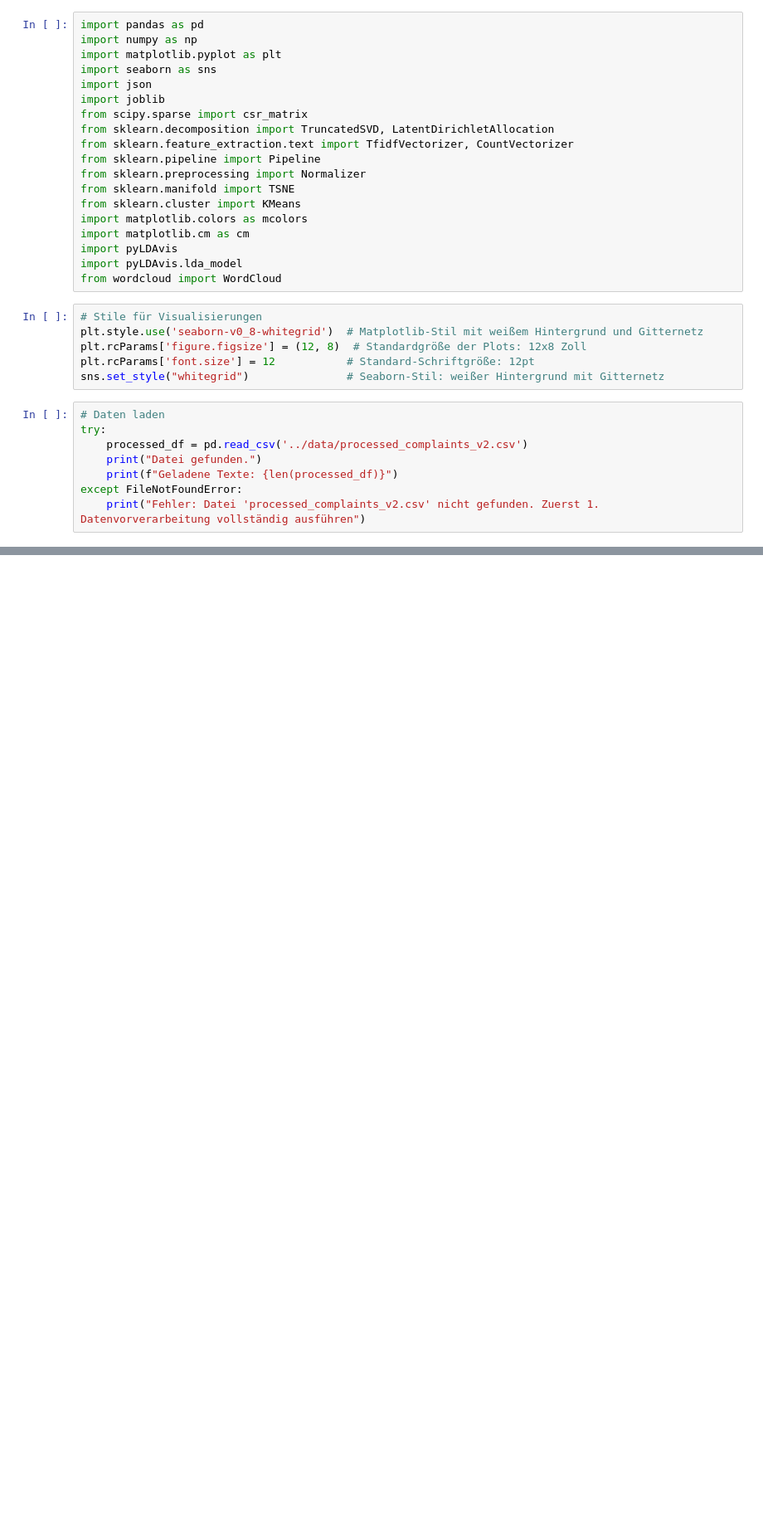
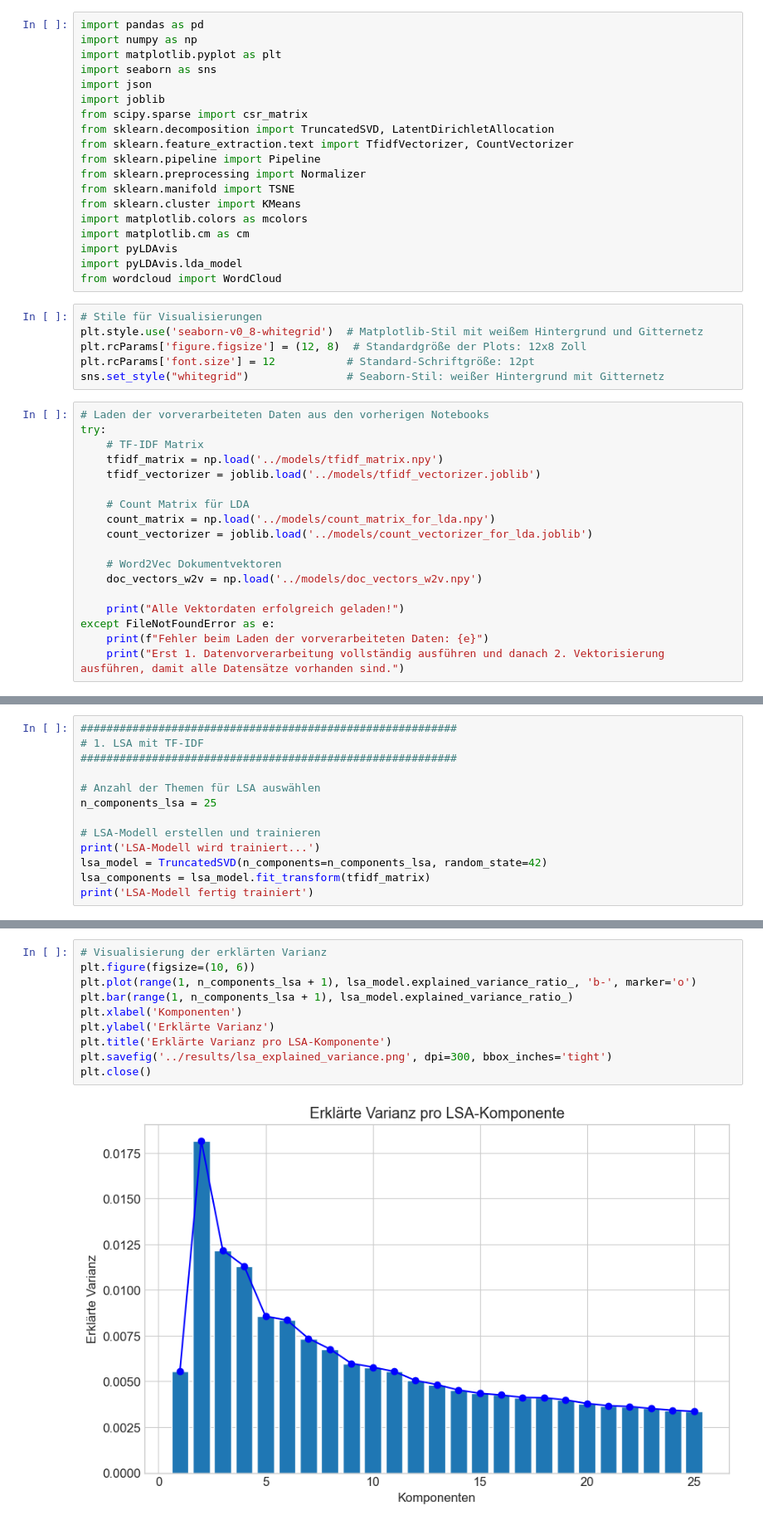
Before and after one commit to Para133791/NLP-Beschwerdeanalyse, a Jupyter notebook: notebooks/3. Themenextraktion.ipynb, the cells around one changed output, grey strips where cells are left out. Shown at 83% size. Saved outputs shown, nothing was run; the diff lists cells and outputs as text; blank space fills up the shorter version.

Commit message:
LSA-ALgo fast fertig gestellt, Readme Update

```diff
--- a/notebooks/3. Themenextraktion.ipynb
+++ b/notebooks/3. Themenextraktion.ipynb
@@ -24,11 +24,21 @@ plt.rcParams['figure.figsize'] = (12, 8)  # Standardgröße der Plots: 12x8 Zoll
 plt.rcParams['font.size'] = 12           # Standard-Schriftgröße: 12pt
 sns.set_style("whitegrid")               # Seaborn-Stil: weißer Hintergrund mit Gitternetz
 # %%
-# Daten laden
+# Laden der vorverarbeiteten Daten aus den vorherigen Notebooks
 try:
-    processed_df = pd.read_csv('../data/processed_complaints_v2.csv')
-    print("Datei gefunden.")
-    print(f"Geladene Texte: {len(processed_df)}")
-except FileNotFoundError:
-    print("Fehler: Datei 'processed_complaints_v2.csv' nicht gefunden. Zuerst 1. Datenvorverarbeitung vollständig ausführen")
+    # TF-IDF Matrix
+    tfidf_matrix = np.load('../models/tfidf_matrix.npy')
+    tfidf_vectorizer = joblib.load('../models/tfidf_vectorizer.joblib')
+
+    # Count Matrix für LDA
+    count_matrix = np.load('../models/count_matrix_for_lda.npy')
+    count_vectorizer = joblib.load('../models/count_vectorizer_for_lda.joblib')
+
+    # Word2Vec Dokumentvektoren
+    doc_vectors_w2v = np.load('../models/doc_vectors_w2v.npy')
+
+    print("Alle Vektordaten erfolgreich geladen!")
+except FileNotFoundError as e:
+    print(f"Fehler beim Laden der vorverarbeiteten Daten: {e}")
+    print("Erst 1. Datenvorverarbeitung vollständig ausführen und danach 2. Vektorisierung ausführen, damit alle Datensätze vorhanden sind.")
 # %% [output]
@@ -36,0 +46,13 @@ Geladene Texte: 66806
+# %%
+##########################################################
+# 1. LSA mit TF-IDF
+##########################################################
+
+# Anzahl der Themen für LSA auswählen
+n_components_lsa = 25
+
+# LSA-Modell erstellen und trainieren
+print('LSA-Modell wird trainiert...')
+lsa_model = TruncatedSVD(n_components=n_components_lsa, random_state=42)
+lsa_components = lsa_model.fit_transform(tfidf_matrix)
+print('LSA-Modell fertig trainiert')
@@ -36,0 +68,12 @@ Geladene Texte: 66806
+# %%
+# Visualisierung der erklärten Varianz
+plt.figure(figsize=(10, 6))
+plt.plot(range(1, n_components_lsa + 1), lsa_model.explained_variance_ratio_, 'b-', marker='o')
+plt.bar(range(1, n_components_lsa + 1), lsa_model.explained_variance_ratio_)
+plt.xlabel('Komponenten')
+plt.ylabel('Erklärte Varianz')
+plt.title('Erklärte Varianz pro LSA-Komponente')
+plt.savefig('../results/lsa_explained_variance.png', dpi=300, bbox_inches='tight')
+plt.close()
+# %% [output]
+[figure, added]
```
Also changed, not shown: parts of 4 cells of this notebook, 3 other files.
